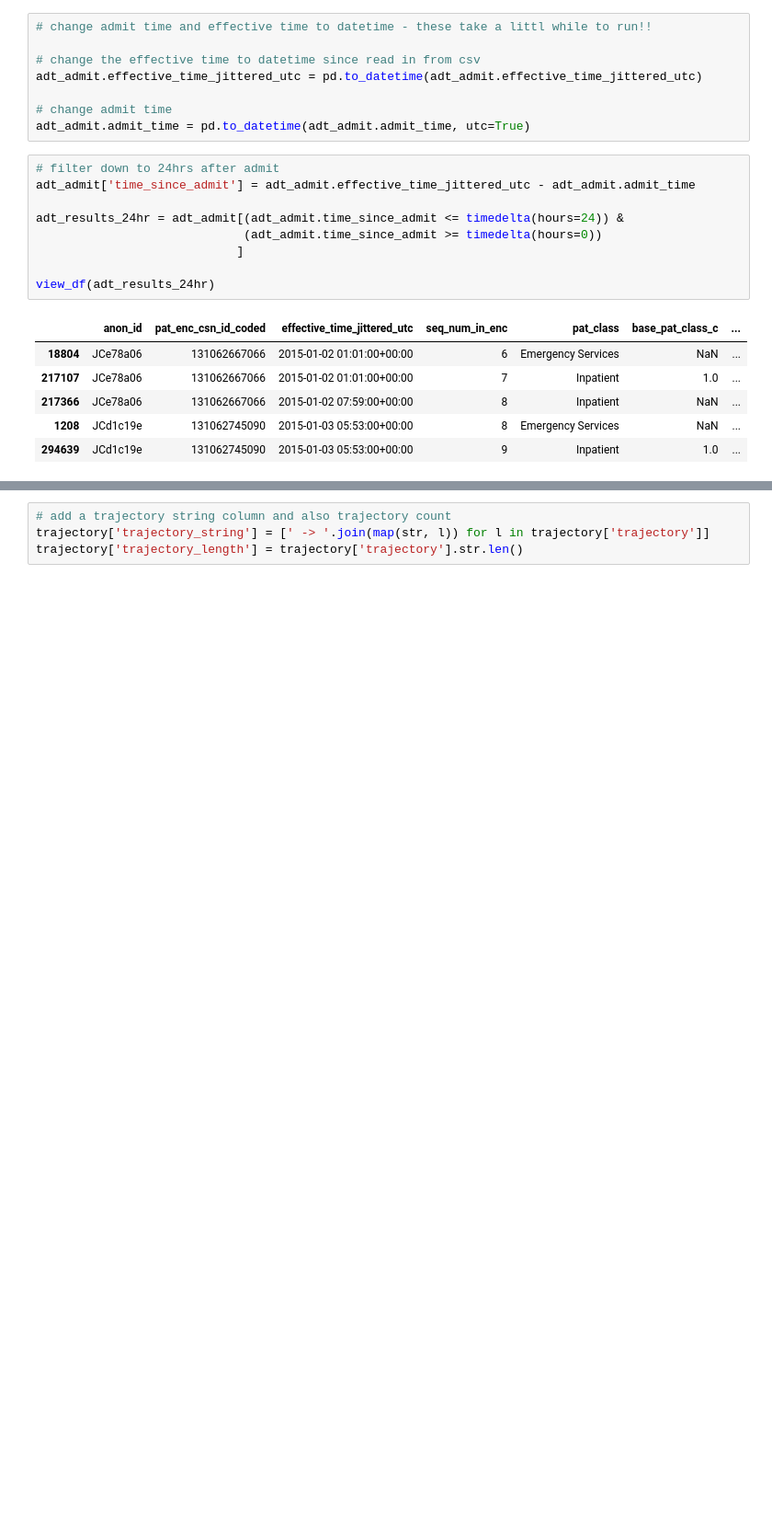
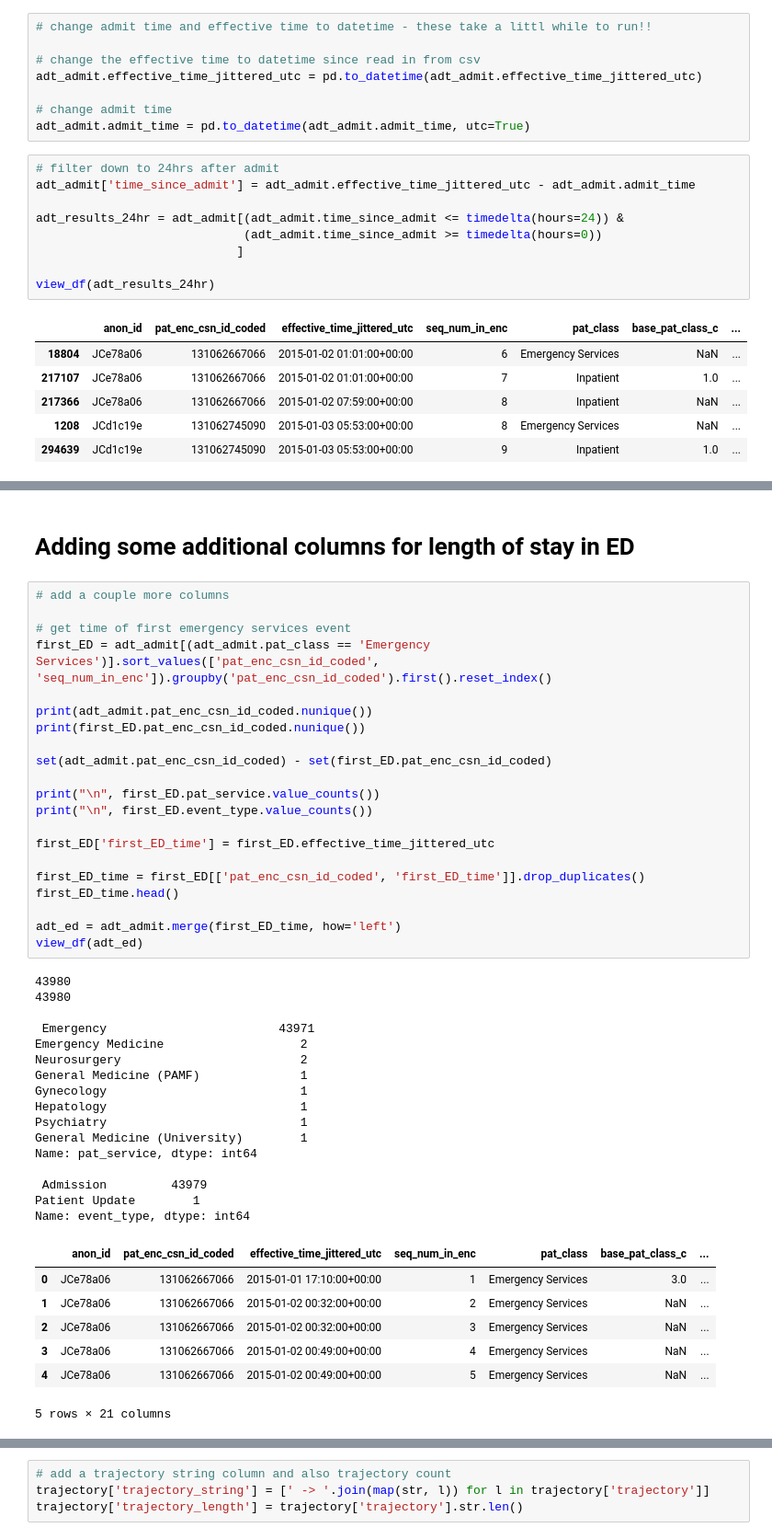
Before and after one commit to Minh084/TDA, a Jupyter notebook: 5_results_analysis/5.2_error_analysis.ipynb, the cells around one changed output, grey strips where cells are left out. Shown at 92% size. Saved outputs shown, nothing was run; the diff lists cells and outputs as text; blank space fills up the shorter version.

```diff
--- a/5_results_analysis/5.2_error_analysis.ipynb
+++ b/5_results_analysis/5.2_error_analysis.ipynb
@@ -345,0 +369,47 @@ view_df(adt_results_24hr)
+# %% [markdown]
+# Adding some additional columns for length of stay in ED
+# %%
+# add a couple more columns
+
+# get time of first emergency services event
+first_ED = adt_admit[(adt_admit.pat_class == 'Emergency Services')].sort_values(['pat_enc_csn_id_coded', 'seq_num_in_enc']).groupby('pat_enc_csn_id_coded').first().reset_index()
+
+print(adt_admit.pat_enc_csn_id_coded.nunique())
+print(first_ED.pat_enc_csn_id_coded.nunique())
+
+set(adt_admit.pat_enc_csn_id_coded) - set(first_ED.pat_enc_csn_id_coded)
+
+print("\n", first_ED.pat_service.value_counts())
+print("\n", first_ED.event_type.value_counts())
+
+first_ED['first_ED_time'] = first_ED.effective_time_jittered_utc
+
+first_ED_time = first_ED[['pat_enc_csn_id_coded', 'first_ED_time']].drop_duplicates()
+first_ED_time.head()
+
+adt_ed = adt_admit.merge(first_ED_time, how='left')
+view_df(adt_ed)
+# %% [output]
+43980
+43980
+
+ Emergency                        43971
+Emergency Medicine                   2
+Neurosurgery                         2
+General Medicine (PAMF)              1
+Gynecology                           1
+Hepatology                           1
+Psychiatry                           1
+General Medicine (University)        1
+Name: pat_service, dtype: int64
+
+ Admission         43979
+Patient Update        1
+Name: event_type, dtype: int64
+|  | anon_id | pat_enc_csn_id_coded | effective_time_jittered_utc | seq_num_in_enc | pat_class | base_pat_class_c | ... |
+| 0 | JCe78a06 | 131062667066 | 2015-01-01 17:10:00+00:00 | 1 | Emergency Services | 3.0 | ... |
+| 1 | JCe78a06 | 131062667066 | 2015-01-02 00:32:00+00:00 | 2 | Emergency Services | NaN | ... |
+| 2 | JCe78a06 | 131062667066 | 2015-01-02 00:32:00+00:00 | 3 | Emergency Services | NaN | ... |
+| 3 | JCe78a06 | 131062667066 | 2015-01-02 00:49:00+00:00 | 4 | Emergency Services | NaN | ... |
+| 4 | JCe78a06 | 131062667066 | 2015-01-02 00:49:00+00:00 | 5 | Emergency Services | NaN | ... |
+5 rows × 21 columns
```
Also changed, not shown: parts of 26 cells of this notebook.
